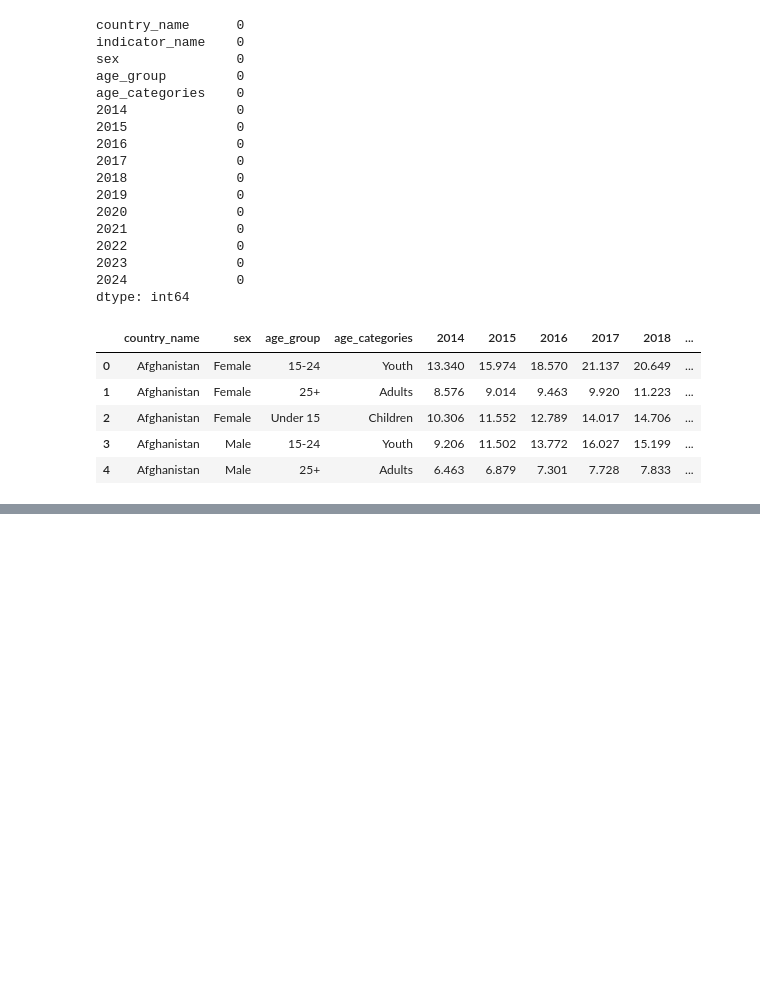
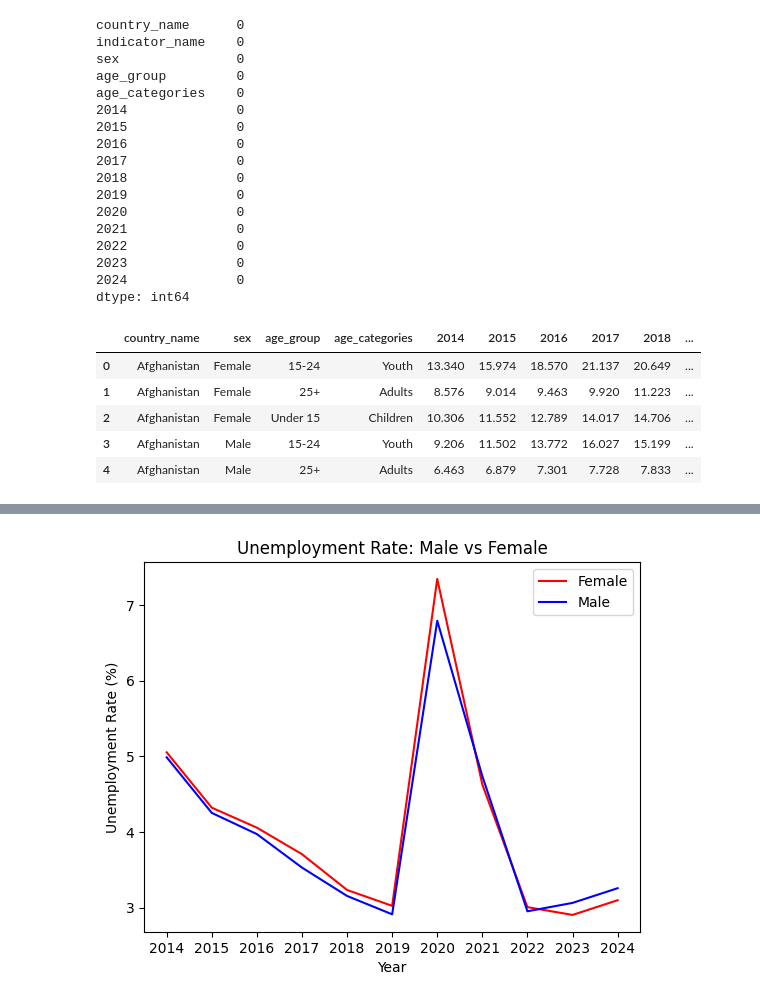
Before and after one commit to Enlightenus/Global_unemployment, a Jupyter notebook: test.ipynb, the cells around one changed output, grey strips where cells are left out. Cells and saved outputs as stored; diff of their text form; code cells hidden in the pictures; blank space fills up the shorter version.

```diff
--- a/test.ipynb
+++ b/test.ipynb
@@ -167,0 +192,13 @@ Unemployment_2024 = data['2024']
+# %%
+years = [str(i) for i in range(2014,2025)]
+female_US = Unemployment_US_Adults.loc[1075][4:] # cleaning unwanted tags
+male_US = Unemployment_US_Adults.loc[1078][4:]
+plt.plot(female_US.index, female_US.values, 'r', label='Female')
+plt.plot(male_US.index, male_US.values, 'b', label='Male')
+plt.xlabel('Year')
+plt.ylabel('Unemployment Rate (%)')
+plt.title('Unemployment Rate: Male vs Female')
+plt.legend()
+plt.show()
+# %% [output]
+[figure, added]
```
Also changed, not shown: parts of 4 cells of this notebook.
